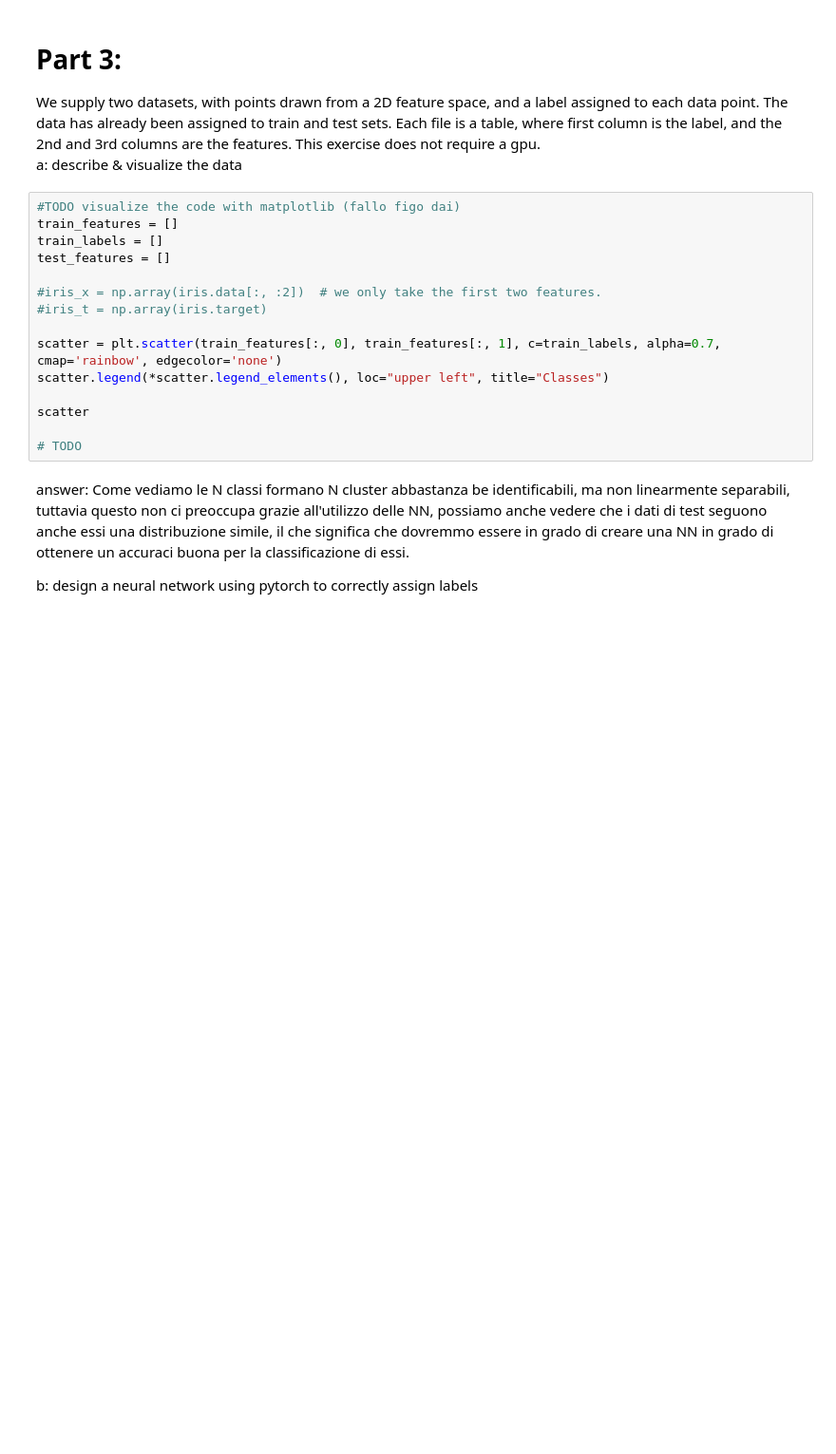
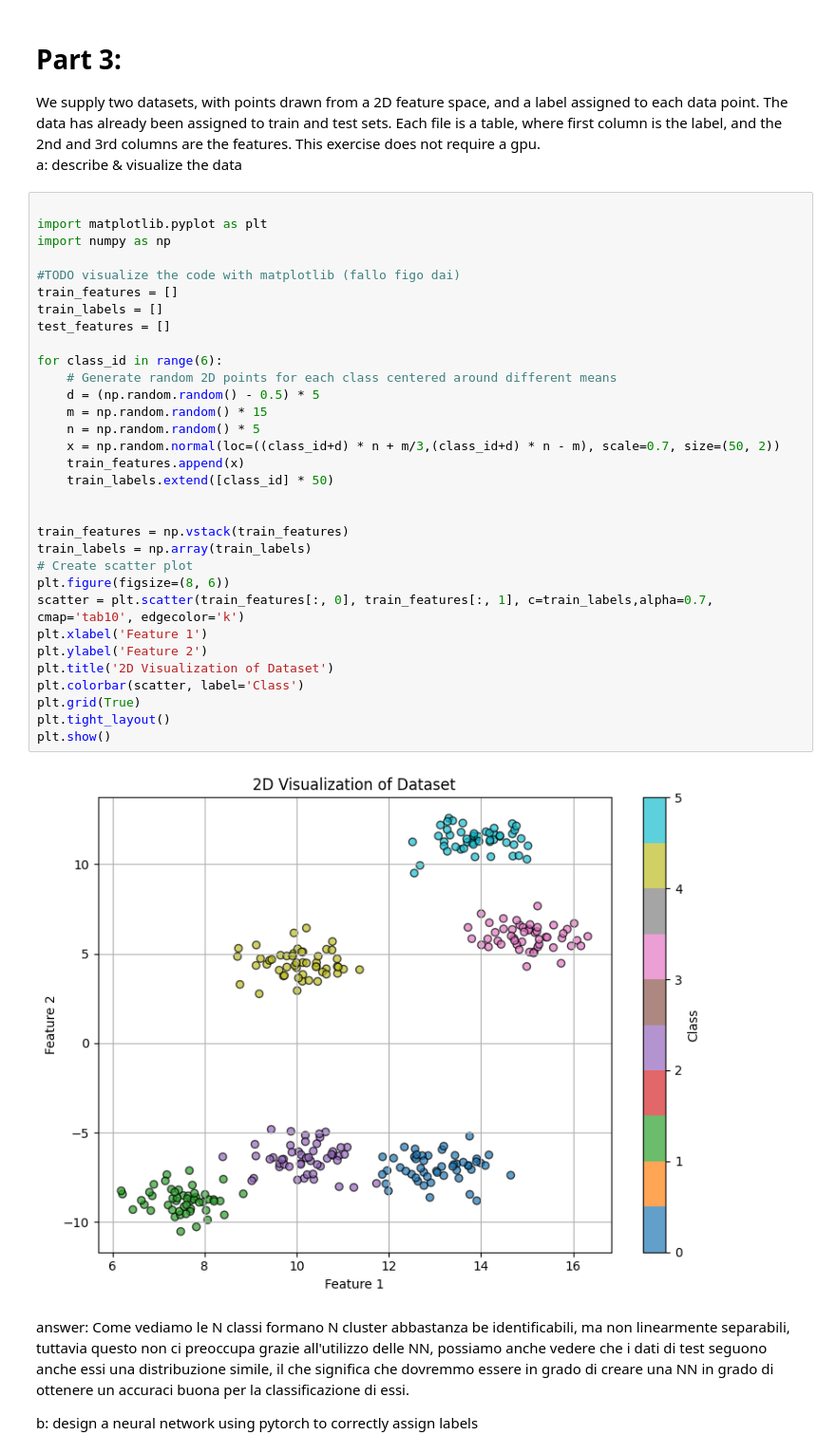
Before and after one commit to GitGiulio/DeepLExercises, a Jupyter notebook: Assignment1_sol.ipynb, the cells around one changed output. Shown at 95% size. Drawn from its saved outputs; the diff is of its cells as text; blank space fills up the shorter version.

```diff
--- a/Assignment1_sol.ipynb
+++ b/Assignment1_sol.ipynb
@@ -122,20 +200,39 @@ We supply two datasets, with points drawn from a 2D feature space, and a label a
 
 a: describe & visualize the data
 # %%
+
+import matplotlib.pyplot as plt
+import numpy as np
+
 #TODO visualize the code with matplotlib (fallo figo dai)
 train_features = []
 train_labels = []
 test_features = []
 
-#iris_x = np.array(iris.data[:, :2])  # we only take the first two features.
-#iris_t = np.array(iris.target)
+for class_id in range(6):
+    # Generate random 2D points for each class centered around different means
+    d = (np.random.random() - 0.5) * 5
+    m = np.random.random() * 15
+    n = np.random.random() * 5
+    x = np.random.normal(loc=((class_id+d) * n + m/3,(class_id+d) * n - m), scale=0.7, size=(50, 2))
+    train_features.append(x)
+    train_labels.extend([class_id] * 50)
 
-scatter = plt.scatter(train_features[:, 0], train_features[:, 1], c=train_labels, alpha=0.7, cmap='rainbow', edgecolor='none')
-scatter.legend(*scatter.legend_elements(), loc="upper left", title="Classes")
 
-scatter
-
-# TODO
+train_features = np.vstack(train_features)
+train_labels = np.array(train_labels)
+# Create scatter plot
+plt.figure(figsize=(8, 6))
+scatter = plt.scatter(train_features[:, 0], train_features[:, 1], c=train_labels,alpha=0.7, cmap='tab10', edgecolor='k')
+plt.xlabel('Feature 1')
+plt.ylabel('Feature 2')
+plt.title('2D Visualization of Dataset')
+plt.colorbar(scatter, label='Class')
+plt.grid(True)
+plt.tight_layout()
+plt.show()
+# %% [output]
+[figure, added]
 # %% [markdown]
 answer: Come vediamo le N classi formano N cluster abbastanza be identificabili, ma non linearmente separabili, tuttavia questo non ci preoccupa grazie all'utilizzo delle NN, possiamo anche vedere che i dati di test seguono anche essi una distribuzione simile, il che significa che dovremmo essere in grado di creare una NN in grado di ottenere un accuraci buona per la classificazione di essi.
 
```
Also changed, not shown: parts of 7 cells of this notebook, 1 other file.
